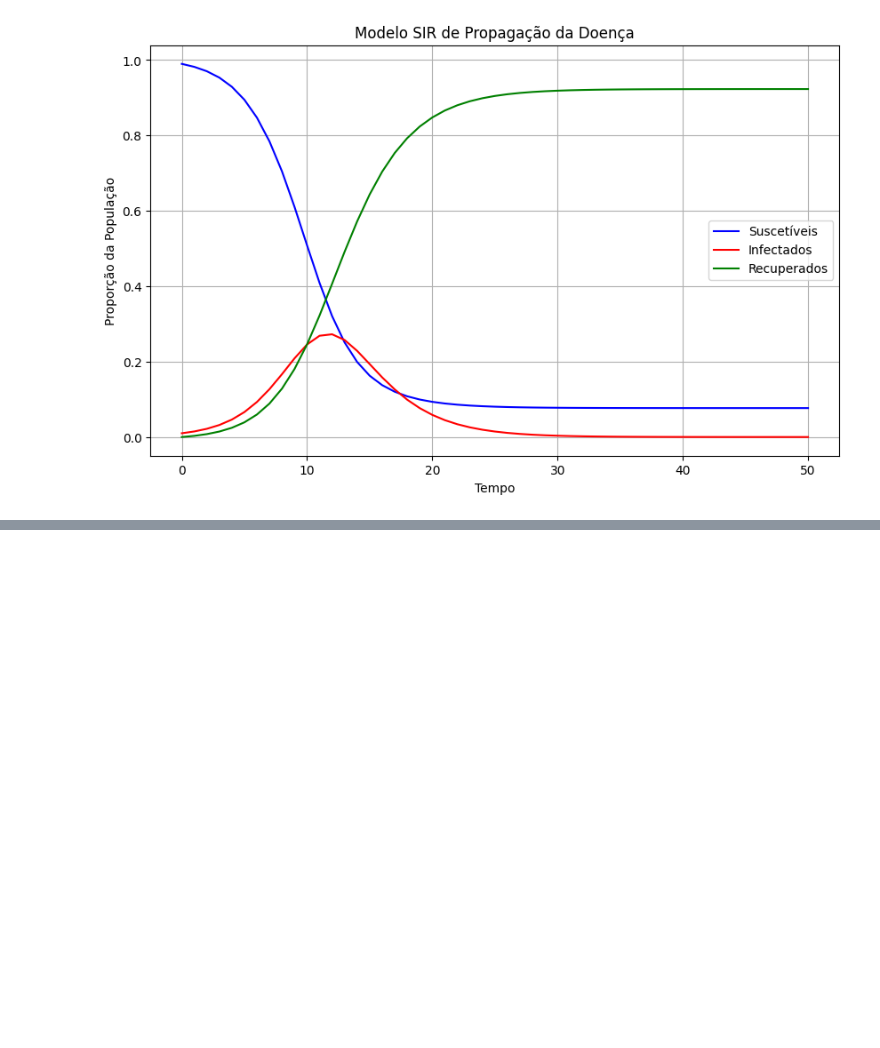
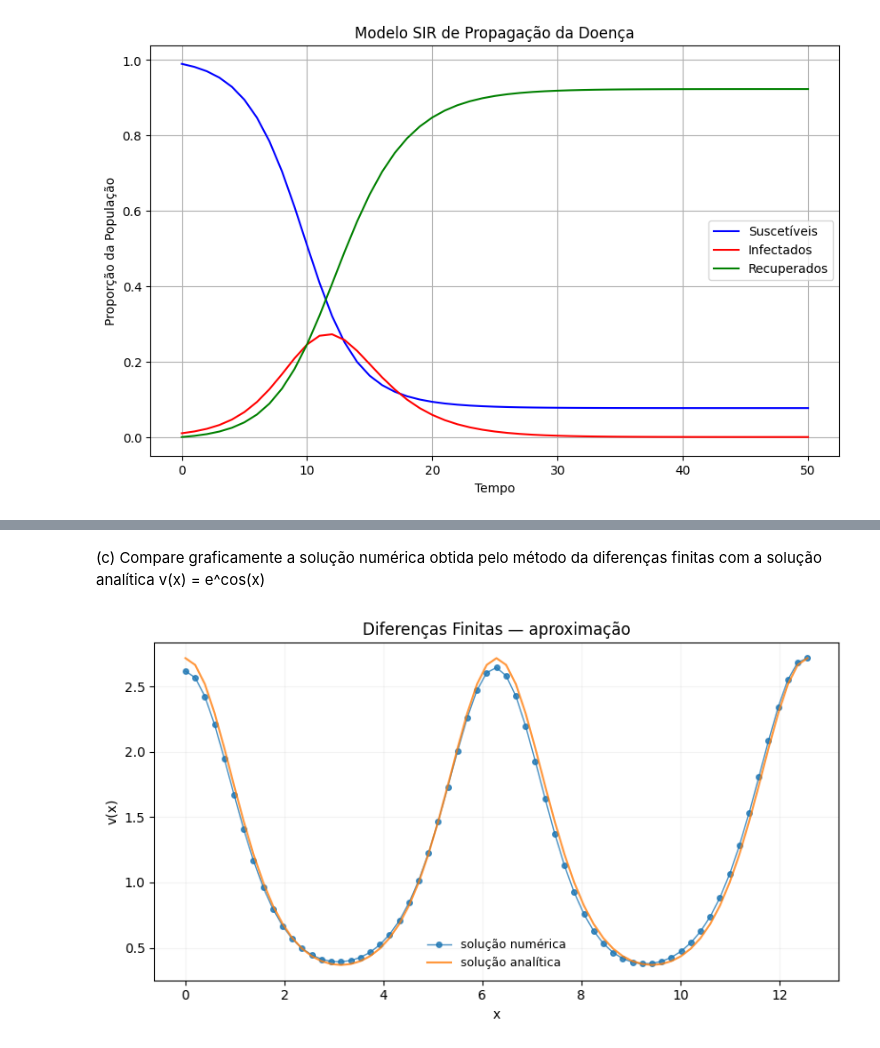
Before and after one commit to ramon-paulino/MS211, a Jupyter notebook: Atividade_3_RA250504.ipynb, the cells around one changed output, grey strips where cells are left out. Cells and saved outputs as stored; diff of their text form; code cells hidden in the pictures; blank space fills up the shorter version.

```diff
--- a/Atividade_3_RA250504.ipynb
+++ b/Atividade_3_RA250504.ipynb
@@ -114,0 +139,20 @@ a)Escreva explicitamente o sistema de equações lineares que deve ser resolvido
+# %%
+h = np.pi
+
+X = np.array([1*h, 2*h, 3*h, 4*h])
+
+# Matriz A do sistema linear AV = B
+# onde V é o vetor das incógnitas V(x(i)), i = 0...4
+A = np.array([[                            1,                             0,                              0,                           0,                           0],
+              [(1/h**2 + np.sin(X[0])/(2*h)),                 (-2/h**2 + 1),    1/h**2 + np.sin(X[0])/(2*h),                           0,                           0],
+              [                            0, (1/h**2 + np.sin(X[1])/(2*h)),                  (-2/h**2 + 1), 1/h**2 + np.sin(X[1])/(2*h),                           0],
+              [                            0,                             0,  (1/h**2 + np.sin(X[2])/(2*h)),               (-2/h**2 + 1), 1/h**2 + np.sin(X[2])/(2*h)],
+              [                            0,                             0,                              0,                           0,                           1]])
+
+# B seria o vetor do lado direito da equação AV = B
+# como V(0) = 0  e V(4pi) = e , temos:
+B = np.array([                                        0,
+              (1 - np.cos(X[0])) * np.exp(np.cos(X[0])),
+              (1 - np.cos(X[1])) * np.exp(np.cos(X[1])),
+              (1 - np.cos(X[2])) * np.exp(np.cos(X[2])),
+                                                   np.e])
@@ -114,0 +234,19 @@ a)Escreva explicitamente o sistema de equações lineares que deve ser resolvido
+# %% [markdown]
+(c) Compare graficamente a solução numérica obtida pelo método da diferenças finitas com a solução analítica v(x) = e^cos(x)
+# %%
+def v_analitica(x):
+    return np.exp(np.cos(x))
+
+# plotar resultado numérico
+plt.figure(figsize=(8,4.5))
+plt.plot(x_num, v_num, '-o', color='tab:blue', linewidth=1, markersize=4, alpha=0.8, label='solução numérica')
+plt.plot(x_num, v_analitica(x_num), '-', color='tab:orange', linewidth=1.5, alpha=0.8, label='solução analítica')
+plt.xlabel('x')
+plt.ylabel('v(x)')
+plt.title('Diferenças Finitas — aproximação')
+plt.legend(frameon=False, fontsize=9)
+plt.grid(alpha=0.15)
+plt.tight_layout()
+plt.show()
+# %% [output]
+[figure, added]
```
Also changed, not shown: parts of 5 cells of this notebook.
